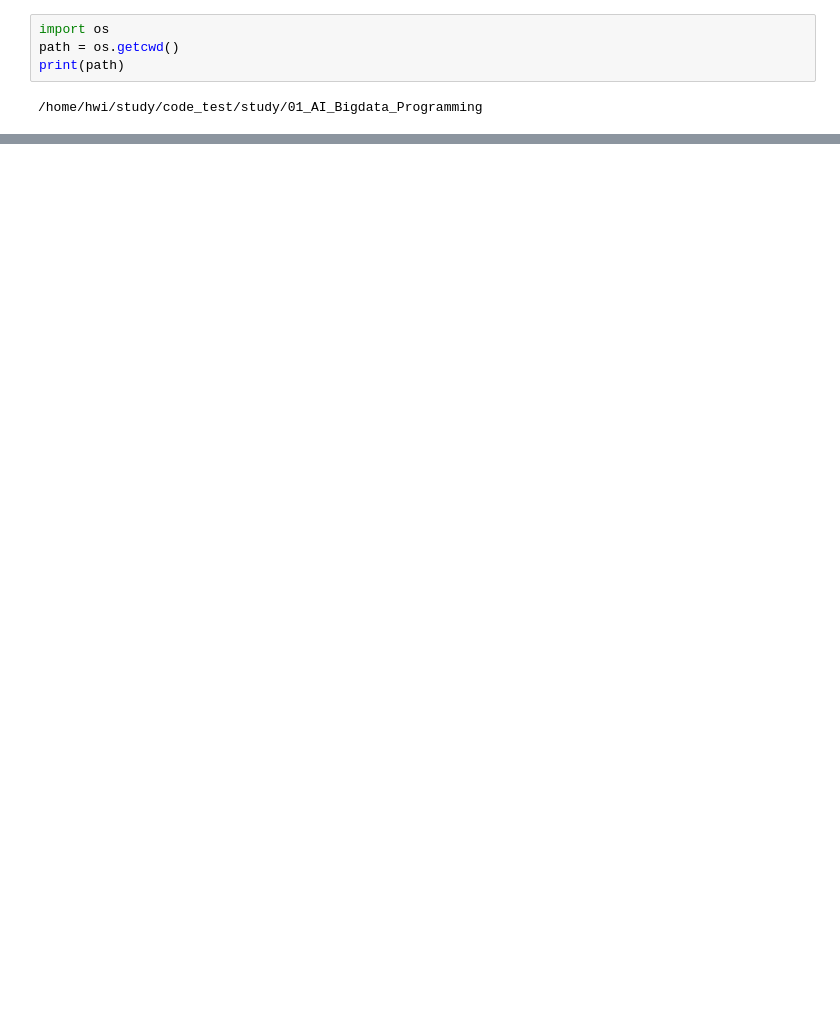
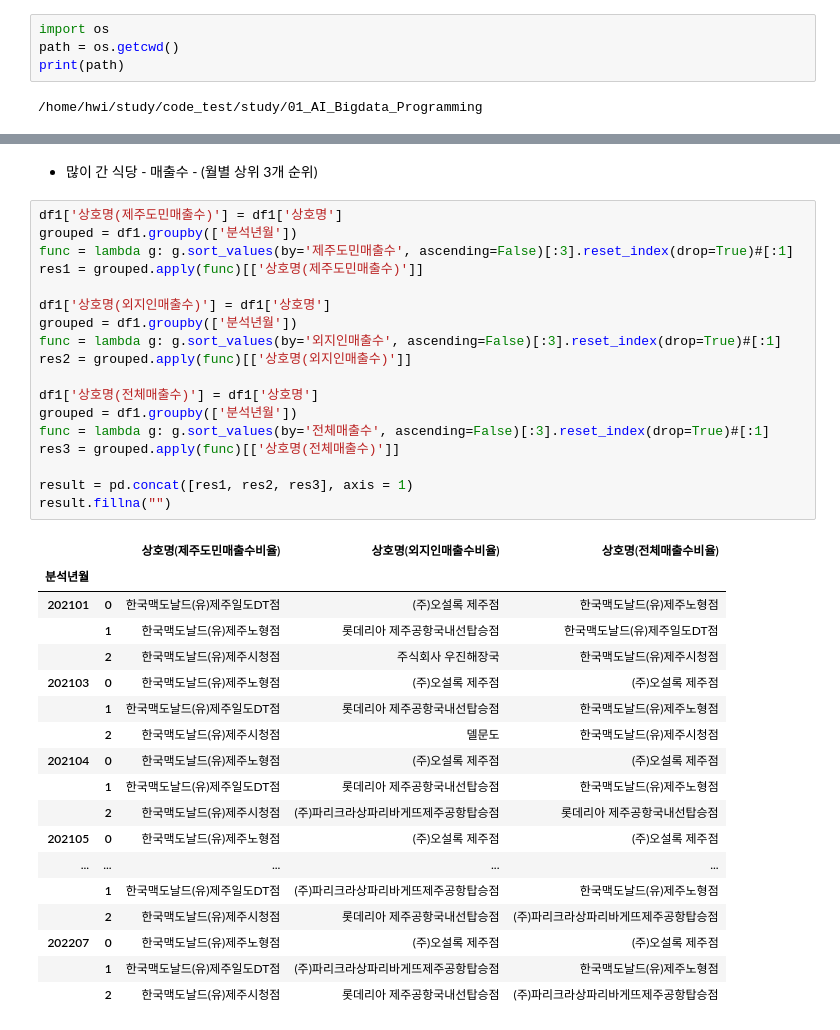
Before and after one commit to Hwijune/hackt, a Jupyter notebook: study/01_AI_Bigdata_Programming/jeju_eda/jeju_eda.ipynb, the cells around one changed output, grey strips where cells are left out. Saved outputs shown, nothing was run; the diff lists cells and outputs as text; blank space fills up the shorter version.

```diff
--- a/study/01_AI_Bigdata_Programming/jeju_eda/jeju_eda.ipynb
+++ b/study/01_AI_Bigdata_Programming/jeju_eda/jeju_eda.ipynb
@@ -96,0 +48,39 @@ df.rename(columns={'분석년월':'Date',
+# %% [markdown]
+- 많이 간 식당 - 매출수 - (월별 상위 3개 순위)
+# %%
+df1['상호명(제주도민매출수)'] = df1['상호명']
+grouped = df1.groupby(['분석년월'])
+func = lambda g: g.sort_values(by='제주도민매출수', ascending=False)[:3].reset_index(drop=True)#[:1]
+res1 = grouped.apply(func)[['상호명(제주도민매출수)']]
+
+df1['상호명(외지인매출수)'] = df1['상호명']
+grouped = df1.groupby(['분석년월'])
+func = lambda g: g.sort_values(by='외지인매출수', ascending=False)[:3].reset_index(drop=True)#[:1]
+res2 = grouped.apply(func)[['상호명(외지인매출수)']]
+
+df1['상호명(전체매출수)'] = df1['상호명']
+grouped = df1.groupby(['분석년월'])
+func = lambda g: g.sort_values(by='전체매출수', ascending=False)[:3].reset_index(drop=True)#[:1]
+res3 = grouped.apply(func)[['상호명(전체매출수)']]
+
+result = pd.concat([res1, res2, res3], axis = 1)
+result.fillna("")
+# %% [output]
+|  |  | 상호명(제주도민매출수비율) | 상호명(외지인매출수비율) | 상호명(전체매출수비율) |
+| 분석년월 |  |  |  |  |
+| 202101 | 0 | 한국맥도날드(유)제주일도DT점 | (주)오설록 제주점 | 한국맥도날드(유)제주노형점 |
+|  | 1 | 한국맥도날드(유)제주노형점 | 롯데리아 제주공항국내선탑승점 | 한국맥도날드(유)제주일도DT점 |
+|  | 2 | 한국맥도날드(유)제주시청점 | 주식회사 우진해장국 | 한국맥도날드(유)제주시청점 |
+| 202103 | 0 | 한국맥도날드(유)제주노형점 | (주)오설록 제주점 | (주)오설록 제주점 |
+|  | 1 | 한국맥도날드(유)제주일도DT점 | 롯데리아 제주공항국내선탑승점 | 한국맥도날드(유)제주노형점 |
+|  | 2 | 한국맥도날드(유)제주시청점 | 델문도 | 한국맥도날드(유)제주시청점 |
+| 202104 | 0 | 한국맥도날드(유)제주노형점 | (주)오설록 제주점 | (주)오설록 제주점 |
+|  | 1 | 한국맥도날드(유)제주일도DT점 | 롯데리아 제주공항국내선탑승점 | 한국맥도날드(유)제주노형점 |
+|  | 2 | 한국맥도날드(유)제주시청점 | (주)파리크라상파리바게뜨제주공항탑승점 | 롯데리아 제주공항국내선탑승점 |
+| 202105 | 0 | 한국맥도날드(유)제주노형점 | (주)오설록 제주점 | (주)오설록 제주점 |
+| ... | ... | ... | ... | ... |
+|  | 1 | 한국맥도날드(유)제주일도DT점 | (주)파리크라상파리바게뜨제주공항탑승점 | 한국맥도날드(유)제주노형점 |
+|  | 2 | 한국맥도날드(유)제주시청점 | 롯데리아 제주공항국내선탑승점 | (주)파리크라상파리바게뜨제주공항탑승점 |
+| 202207 | 0 | 한국맥도날드(유)제주노형점 | (주)오설록 제주점 | (주)오설록 제주점 |
+|  | 1 | 한국맥도날드(유)제주일도DT점 | (주)파리크라상파리바게뜨제주공항탑승점 | 한국맥도날드(유)제주노형점 |
+|  | 2 | 한국맥도날드(유)제주시청점 | 롯데리아 제주공항국내선탑승점 | (주)파리크라상파리바게뜨제주공항탑승점 |
```
Also changed, not shown: parts of 13 cells of this notebook, 4 other files.
